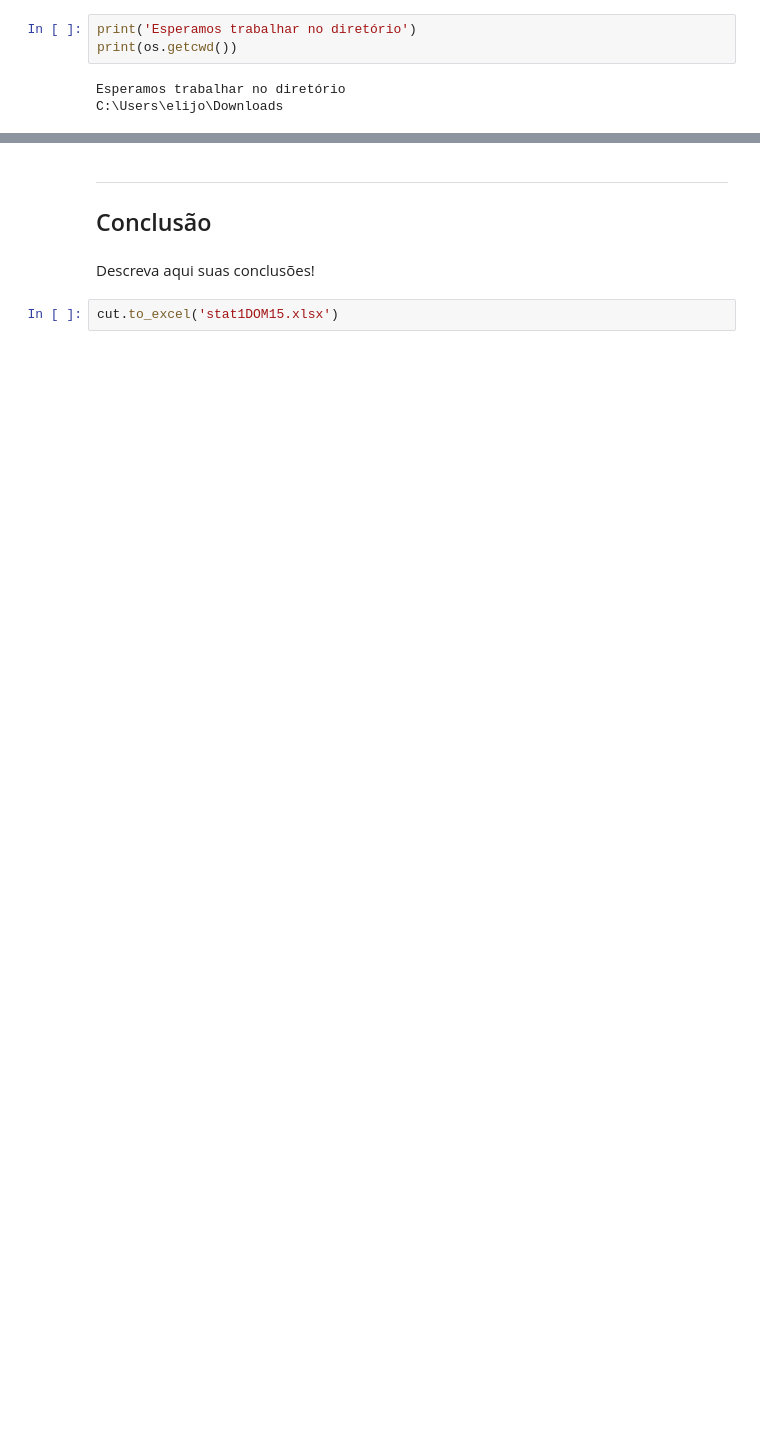
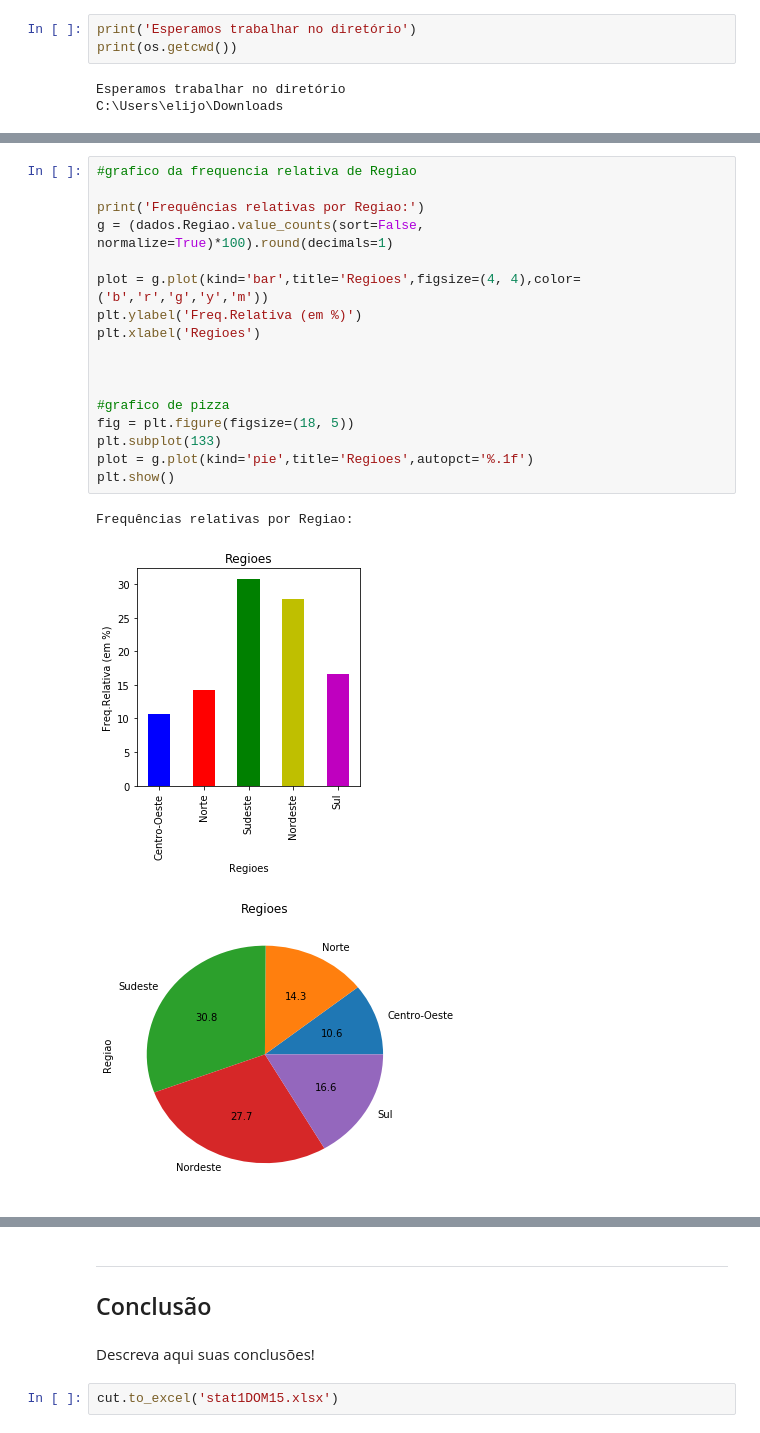
Before and after one commit to elijose55/CD, a Jupyter notebook: Projeto1 Layout.ipynb, the cells around one changed output, grey strips where cells are left out. Saved outputs shown, nothing was run; the diff lists cells and outputs as text; blank space fills up the shorter version.

```diff
--- a/Projeto1 Layout.ipynb
+++ b/Projeto1 Layout.ipynb
@@ -114,0 +150,21 @@ cut
+# %%
+#grafico da frequencia relativa de Regiao
+
+print('Frequências relativas por Regiao:')
+g = (dados.Regiao.value_counts(sort=False, normalize=True)*100).round(decimals=1)
+
+plot = g.plot(kind='bar',title='Regioes',figsize=(4, 4),color=('b','r','g','y','m'))
+plt.ylabel('Freq.Relativa (em %)')
+plt.xlabel('Regioes')
+
+
+
+#grafico de pizza
+fig = plt.figure(figsize=(18, 5))
+plt.subplot(133)
+plot = g.plot(kind='pie',title='Regioes',autopct='%.1f')
+plt.show()
+# %% [output]
+Frequências relativas por Regiao:
+[figure, added]
+[figure, added]
```
Also changed, not shown: parts of 15 cells of this notebook.
